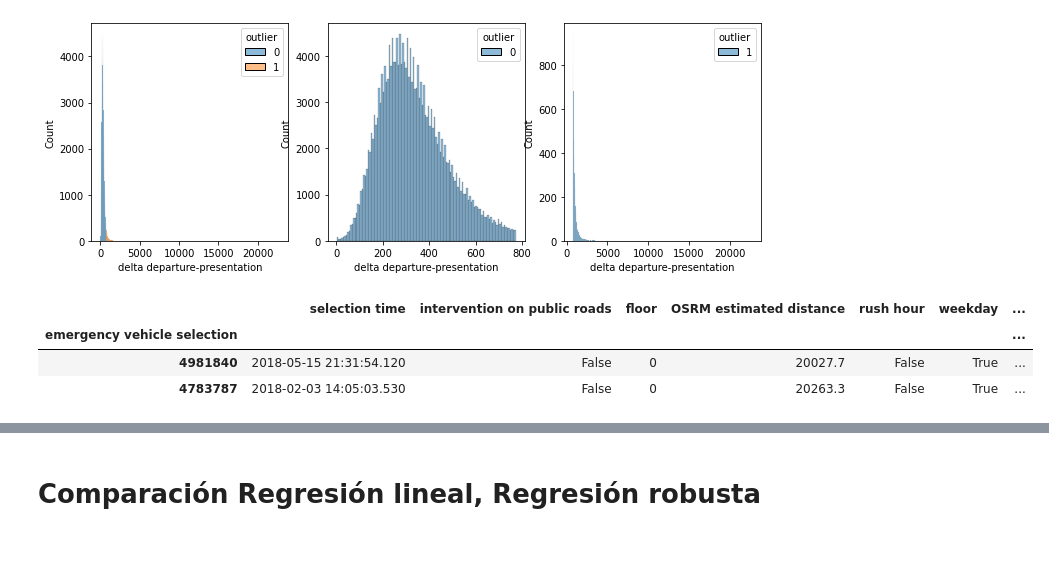
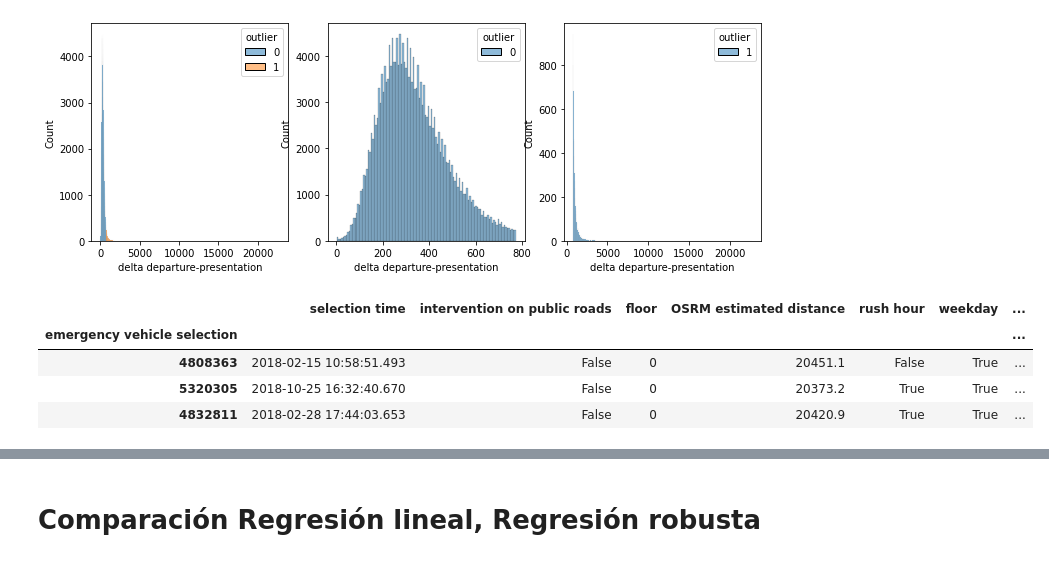
Before and after one commit to AnIsAsPe/Regresion-Robusta-para-estimar-tiempo-de-respuesta-de-un-servicio-de-emergencia, a Jupyter notebook: Response_time_Paris_Fire_Brigade.ipynb, the cells around one changed output, grey strips where cells are left out. Drawn from its saved outputs; the diff is of its cells as text; code cells hidden in the pictures.

```diff
--- a/Response_time_Paris_Fire_Brigade.ipynb
+++ b/Response_time_Paris_Fire_Brigade.ipynb
@@ -517,10 +497,11 @@ plt.show()
 # %% [output]
 [figure]
 # %%
-seleccion = ((df['OSRM estimated distance']>20000) & (df['OSRM estimated distance']<20300))
+seleccion = ((df['OSRM estimated distance']>20350) & (df['OSRM estimated distance']<20500))
 df[seleccion].head()
 # %% [output]
 |  | selection time | intervention on public roads | floor | OSRM estimated distance | rush hour | weekday | ... |
 | emergency vehicle selection |  |  |  |  |  |  | ... |
-| 4981840 | 2018-05-15 21:31:54.120 | False | 0 | 20027.7 | False | True | ... |
-| 4783787 | 2018-02-03 14:05:03.530 | False | 0 | 20263.3 | False | True | ... |
+| 4808363 | 2018-02-15 10:58:51.493 | False | 0 | 20451.1 | False | True | ... |
+| 5320305 | 2018-10-25 16:32:40.670 | False | 0 | 20373.2 | True | True | ... |
+| 4832811 | 2018-02-28 17:44:03.653 | False | 0 | 20420.9 | True | True | ... |
```
Also changed, not shown: parts of 15 cells of this notebook.
